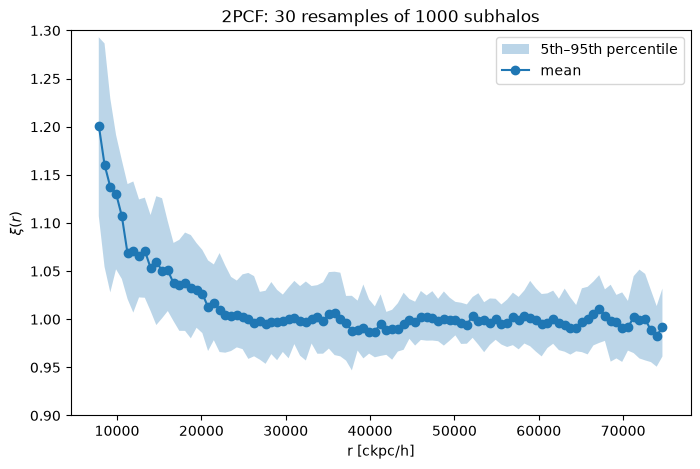
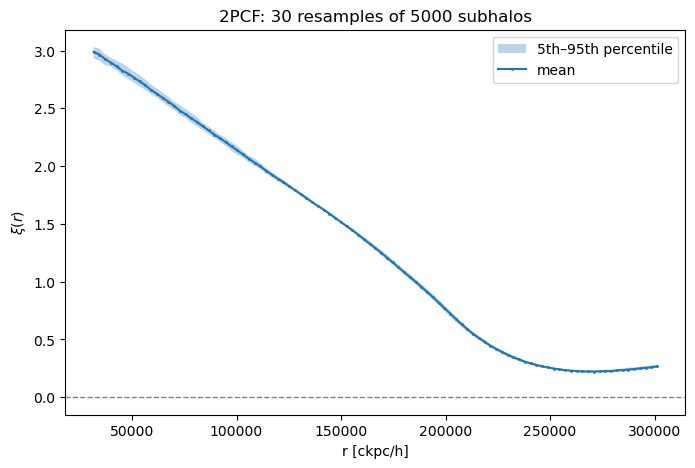
Code edit (unified diff) that turned the first committed figure into the second:
--- before
+++ after
@@ -7,7 +7,6 @@
 plt.figure(figsize=(8, 5))
 plt.fill_between(centers, xi_lo, xi_hi, alpha=0.3, label="5th–95th percentile")
-plt.plot(centers, xi_mean, "o-", label="mean")
+plt.plot(centers, xi_mean, "o-", label="mean", markersize = 1)
 plt.axhline(0, color="gray", ls="--", lw=1)
-plt.ylim(0.9, 1.3) 
 plt.xlabel("r [ckpc/h]")
 plt.ylabel(r"$\xi(r)$")

Commit: updated 2pcf mean curve. fixed alignment for the void finding code.